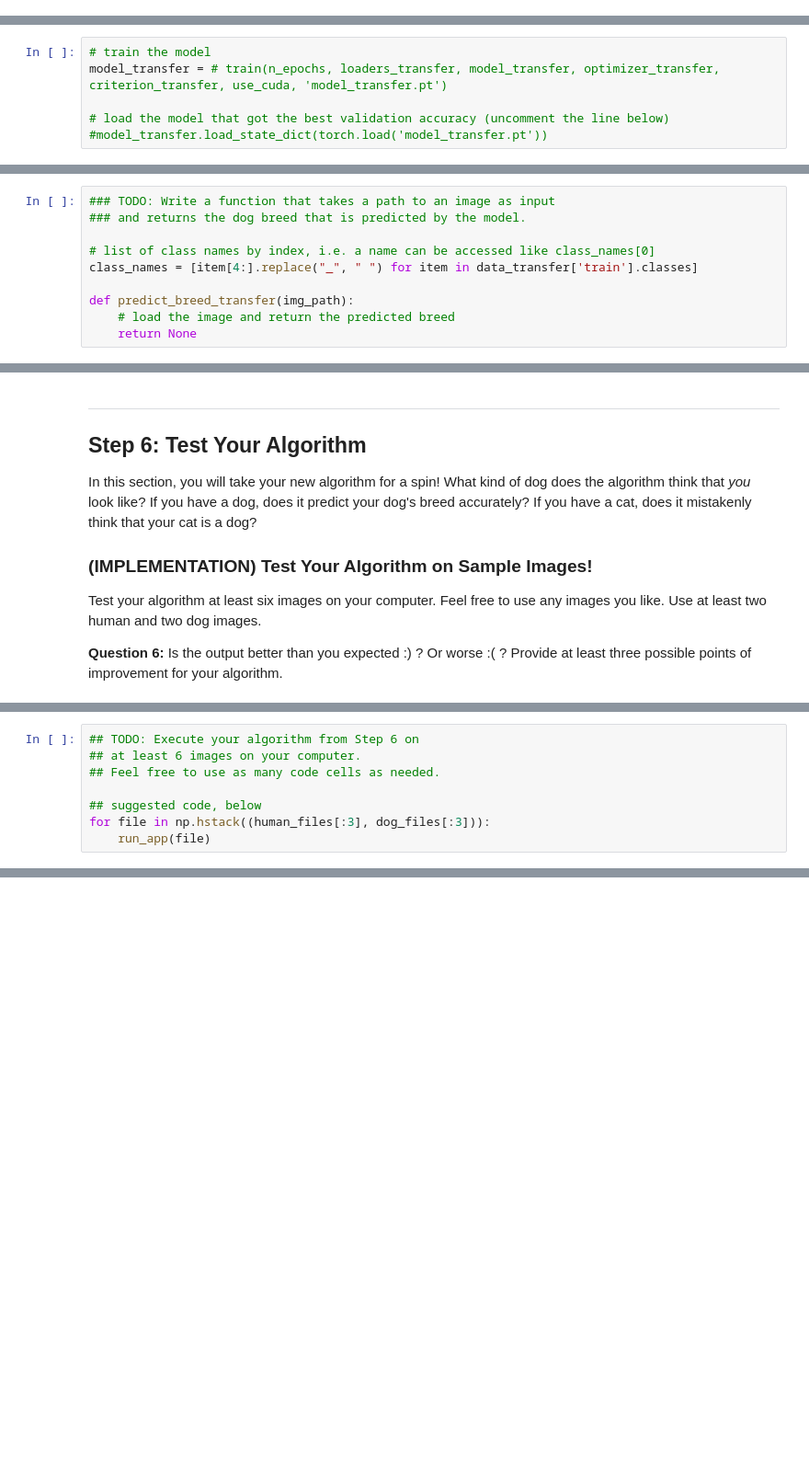
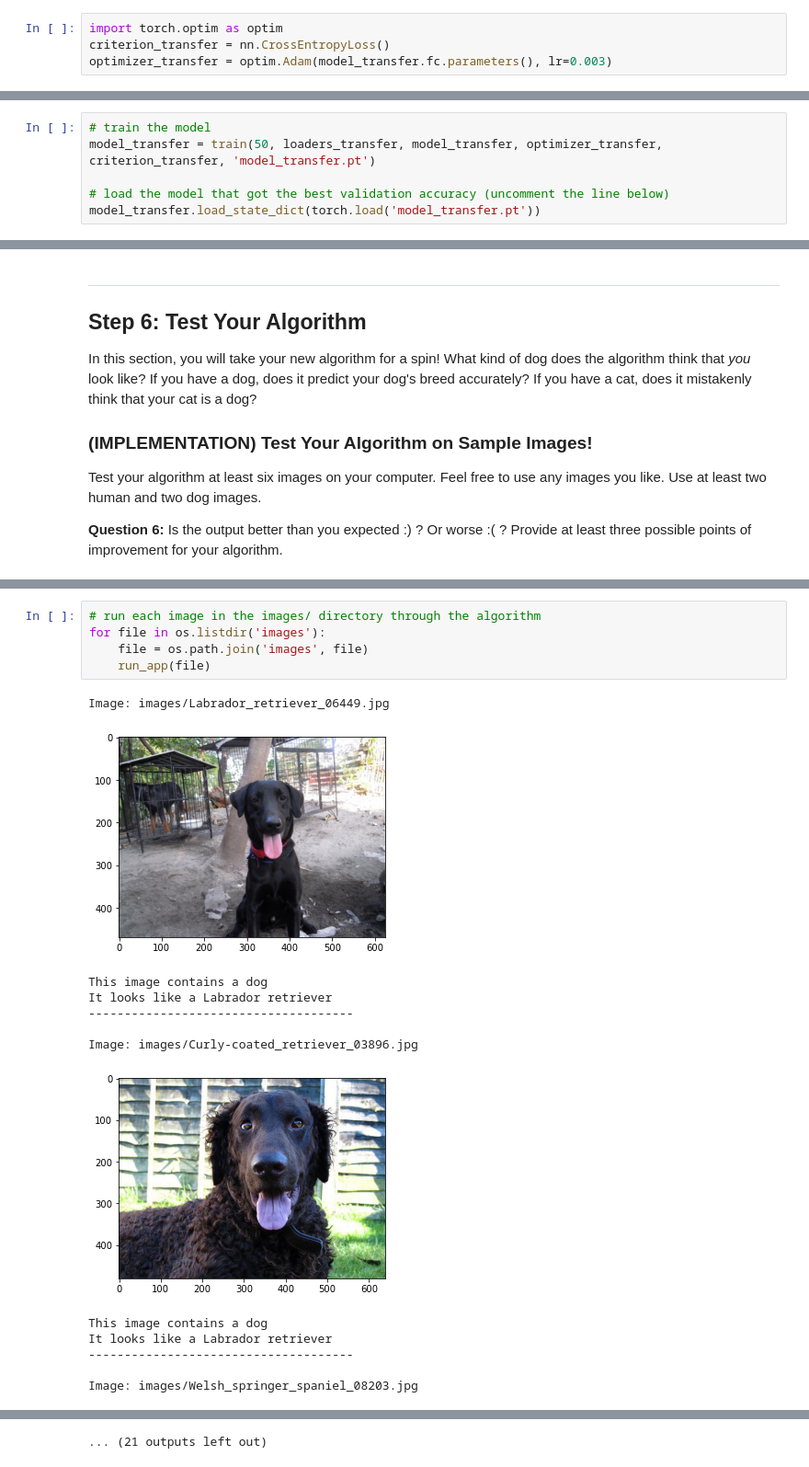
Before and after one commit to quigley6/dog_breed_classifier, a Jupyter notebook: dog_app.ipynb, the cells around one changed output, grey strips where cells are left out. Shown at 92% size. Cells and saved outputs as stored; diff of their text form; blank space fills up the shorter version.

```diff
--- a/dog_app.ipynb
+++ b/dog_app.ipynb
@@ -607,10 +738,14 @@ optimizer_transfer = None
+# %%
+import torch.optim as optim
+criterion_transfer = nn.CrossEntropyLoss()
+optimizer_transfer = optim.Adam(model_transfer.fc.parameters(), lr=0.003)
 # %% [markdown]
 ### (IMPLEMENTATION) Train and Validate the Model
 
 Train and validate your model in the code cell below.  [Save the final model parameters](http://pytorch.org/docs/master/notes/serialization.html) at filepath `'model_transfer.pt'`.
 # %%
 # train the model
-model_transfer = # train(n_epochs, loaders_transfer, model_transfer, optimizer_transfer, criterion_transfer, use_cuda, 'model_transfer.pt')
+model_transfer = train(50, loaders_transfer, model_transfer, optimizer_transfer, criterion_transfer, 'model_transfer.pt')
 
 # load the model that got the best validation accuracy (uncomment the line below)
-#model_transfer.load_state_dict(torch.load('model_transfer.pt'))
+model_transfer.load_state_dict(torch.load('model_transfer.pt'))
@@ -624,13 +784,3 @@ test(loaders_transfer, model_transfer, criterion_transfer, use_cuda)
 ### (IMPLEMENTATION) Predict Dog Breed with the Model
 
 Write a function that takes an image path as input and returns the dog breed (`Affenpinscher`, `Afghan hound`, etc) that is predicted by your model.
-# %%
-### TODO: Write a function that takes a path to an image as input
-### and returns the dog breed that is predicted by the model.
-
-# list of class names by index, i.e. a name can be accessed like class_names[0]
-class_names = [item[4:].replace("_", " ") for item in data_transfer['train'].classes]
-
-def predict_breed_transfer(img_path):
-    # load the image and return the predicted breed
-    return None
@@ -675,8 +887,0 @@ __Answer:__ (Three possible points for improvement)
-# %%
-## TODO: Execute your algorithm from Step 6 on
-## at least 6 images on your computer.
-## Feel free to use as many code cells as needed.
-
-## suggested code, below
-for file in np.hstack((human_files[:3], dog_files[:3])):
-    run_app(file)
@@ -682,0 +898,19 @@ for file in np.hstack((human_files[:3], dog_files[:3])):
+# %%
+# run each image in the images/ directory through the algorithm
+for file in os.listdir('images'):
+    file = os.path.join('images', file)
+    run_app(file)
+# %% [output]
+Image: images/Labrador_retriever_06449.jpg
+[figure, added]
+This image contains a dog
+It looks like a Labrador retriever
+-------------------------------------
+
+Image: images/Curly-coated_retriever_03896.jpg
+[figure, added]
+This image contains a dog
+It looks like a Labrador retriever
+-------------------------------------
+
+Image: images/Welsh_springer_spaniel_08203.jpg
@@ -682,0 +935 @@ for file in np.hstack((human_files[:3], dog_files[:3])):
+... (21 outputs left out)
```
Also changed, not shown: parts of 31 cells of this notebook, 18 other files.
